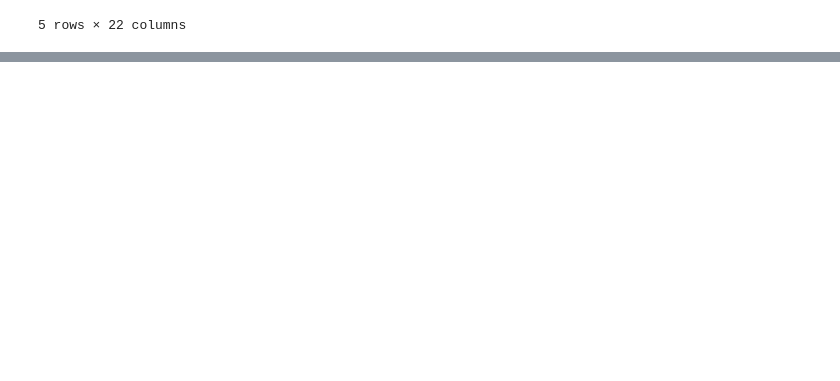
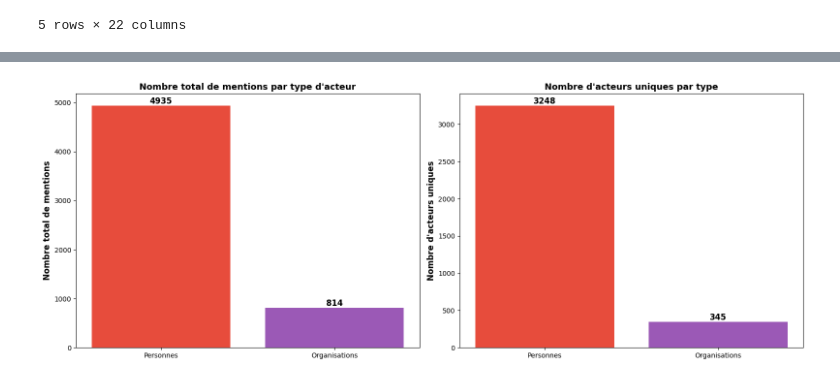
Before and after one commit to dataforgoodfr/ome-hackathon-season-14, a Jupyter notebook: analysis/analysis.ipynb, the cells around one changed output, grey strips where cells are left out. Drawn from its saved outputs; the diff is of its cells as text; code cells hidden in the pictures; blank space fills up the shorter version.

```diff
--- a/analysis/analysis.ipynb
+++ b/analysis/analysis.ipynb
@@ -26,0 +306,32 @@ df_final.head()
+# %%
+# Visualisation 4: Comparaison Personnes vs Organisations
+actor_types = ['Personnes', 'Organisations']
+actor_counts_data = [len(all_persons), len(all_organizations)]
+unique_counts = [len(person_counts), len(org_counts)]
+
+fig, (ax1, ax2) = plt.subplots(1, 2, figsize=(16, 6))
+
+# Total des mentions
+bars1 = ax1.bar(actor_types, actor_counts_data, color=['#e74c3c', '#9b59b6'])
+ax1.set_ylabel('Nombre total de mentions', fontsize=12, fontweight='bold')
+ax1.set_title('Nombre total de mentions par type d\'acteur', fontsize=13, fontweight='bold')
+for bar in bars1:
+    height = bar.get_height()
+    ax1.text(bar.get_x() + bar.get_width()/2., height,
+            f'{int(height)}',
+            ha='center', va='bottom', fontweight='bold', fontsize=12)
+
+# Acteurs uniques
+bars2 = ax2.bar(actor_types, unique_counts, color=['#e74c3c', '#9b59b6'])
+ax2.set_ylabel('Nombre d\'acteurs uniques', fontsize=12, fontweight='bold')
+ax2.set_title('Nombre d\'acteurs uniques par type', fontsize=13, fontweight='bold')
+for bar in bars2:
+    height = bar.get_height()
+    ax2.text(bar.get_x() + bar.get_width()/2., height,
+            f'{int(height)}',
+            ha='center', va='bottom', fontweight='bold', fontsize=12)
+
+plt.tight_layout()
+plt.show()
+# %% [output]
+[figure, added]
```
Also changed, not shown: parts of 49 cells of this notebook, 10 other files.
